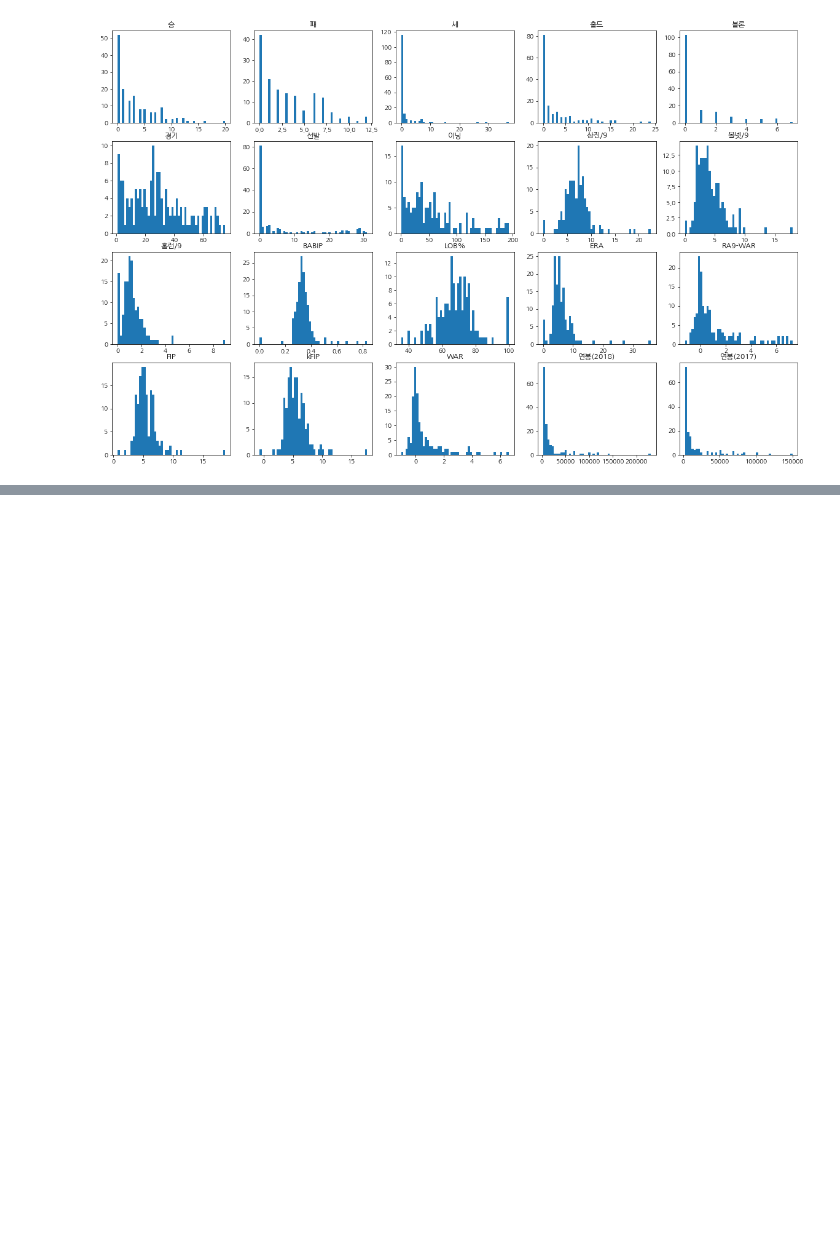
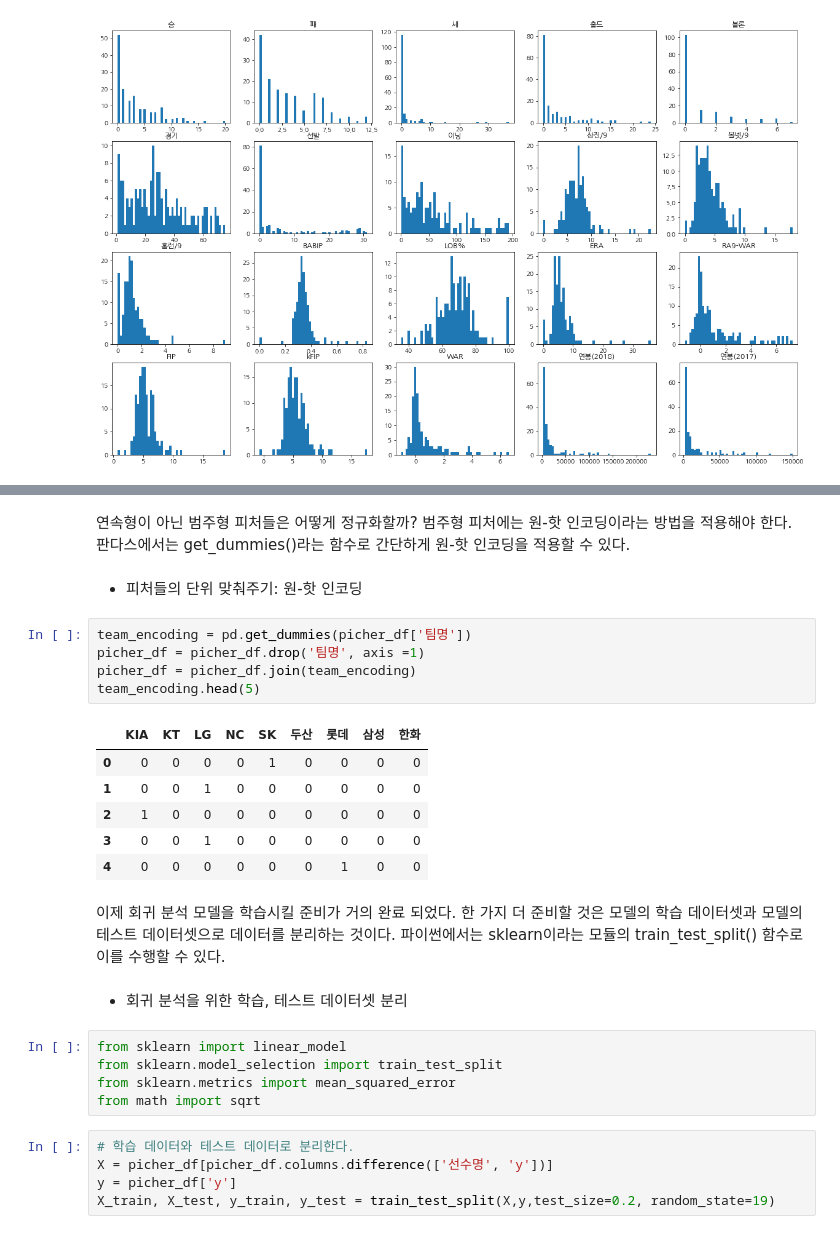
Before and after one commit to jaeyoon89/python_data_analysis, a Jupyter notebook: ch3_baseball_salary_prediction.ipynb, the cells around one changed output, grey strips where cells are left out. Saved outputs shown, nothing was run; the diff lists cells and outputs as text; blank space fills up the shorter version.

```diff
--- a/ch3_baseball_salary_prediction.ipynb
+++ b/ch3_baseball_salary_prediction.ipynb
@@ -135,0 +168,30 @@ plot_hist_each_column(picher_features_df)
+# %% [markdown]
+연속형이 아닌 범주형 피처들은 어떻게 정규화할까? 범주형 피처에는 원-핫 인코딩이라는 방법을 적용해야 한다. 판다스에서는 get_dummies()라는 함수로 간단하게 원-핫 인코딩을 적용할 수 있다.
+# %% [markdown]
+- 피처들의 단위 맞춰주기: 원-핫 인코딩
+# %%
+team_encoding = pd.get_dummies(picher_df['팀명'])
+picher_df = picher_df.drop('팀명', axis =1)
+picher_df = picher_df.join(team_encoding)
+team_encoding.head(5)
+# %% [output]
+|  | KIA | KT | LG | NC | SK | 두산 | 롯데 | 삼성 | 한화 |
+| 0 | 0 | 0 | 0 | 0 | 1 | 0 | 0 | 0 | 0 |
+| 1 | 0 | 0 | 1 | 0 | 0 | 0 | 0 | 0 | 0 |
+| 2 | 1 | 0 | 0 | 0 | 0 | 0 | 0 | 0 | 0 |
+| 3 | 0 | 0 | 1 | 0 | 0 | 0 | 0 | 0 | 0 |
+| 4 | 0 | 0 | 0 | 0 | 0 | 0 | 1 | 0 | 0 |
+# %% [markdown]
+이제 회귀 분석 모델을 학습시킬 준비가 거의 완료 되었다. 한 가지 더 준비할 것은 모델의 학습 데이터셋과 모델의 테스트 데이터셋으로 데이터를 분리하는 것이다. 파이썬에서는 sklearn이라는 모듈의 train_test_split() 함수로 이를 수행할 수 있다.
+# %% [markdown]
+- 회귀 분석을 위한 학습, 테스트 데이터셋 분리
+# %%
+from sklearn import linear_model
+from sklearn.model_selection import train_test_split
+from sklearn.metrics import mean_squared_error
+from math import sqrt
+# %%
+# 학습 데이터와 테스트 데이터로 분리한다.
+X = picher_df[picher_df.columns.difference(['선수명', 'y'])]
+y = picher_df['y']
+X_train, X_test, y_train, y_test = train_test_split(X,y,test_size=0.2, random_state=19)
```
Also changed, not shown: parts of 8 cells of this notebook.
